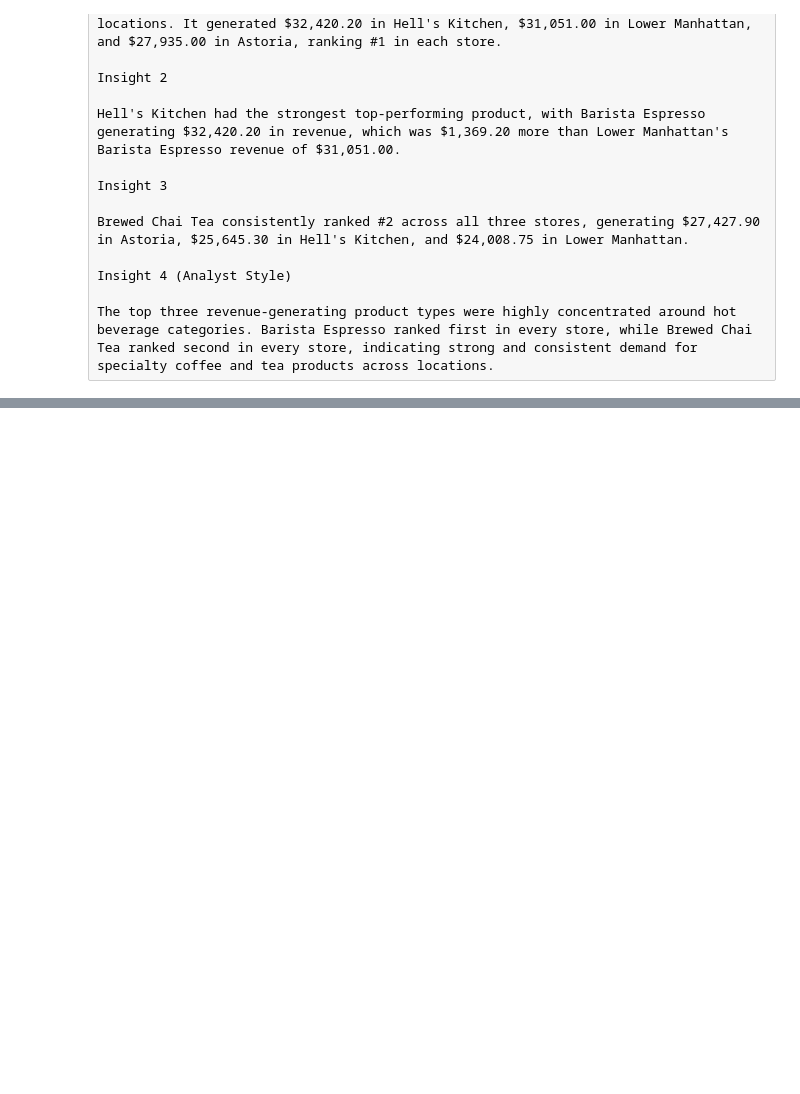
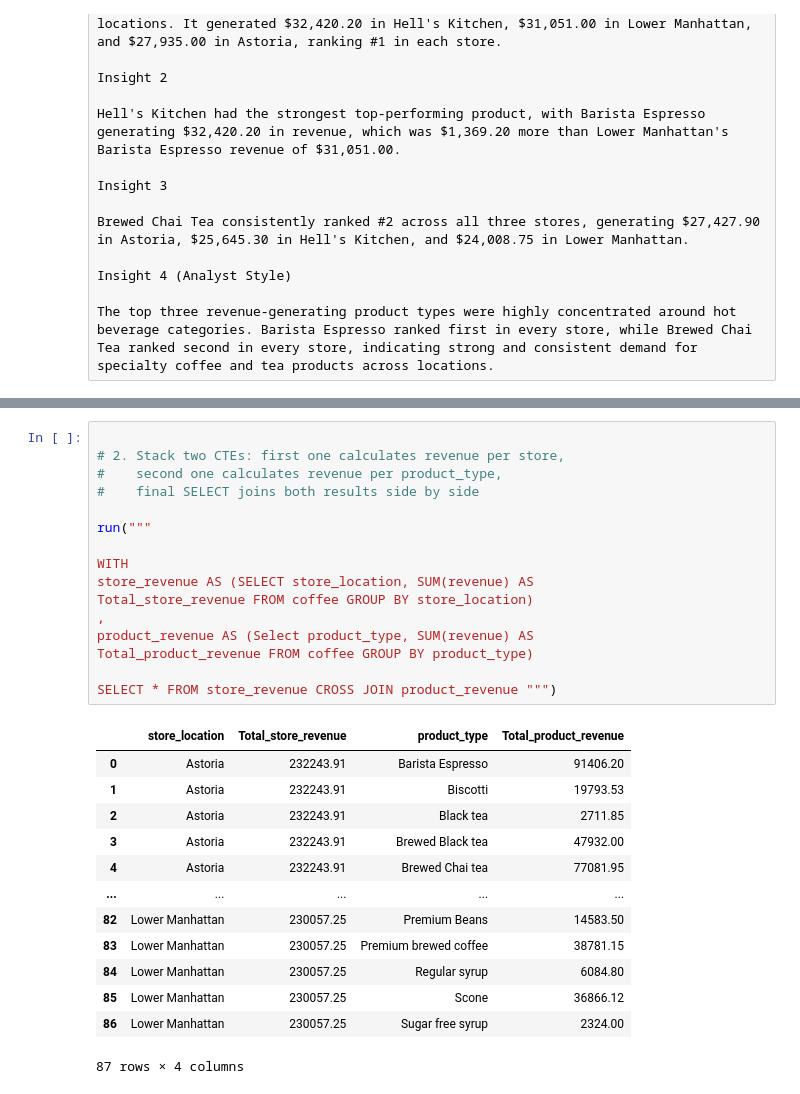
Before and after one commit to fairozkhanofficial/SQL-practice, a Jupyter notebook: SQL_Practice.ipynb, the cells around one changed output, grey strips where cells are left out. Drawn from its saved outputs; the diff is of its cells as text; blank space fills up the shorter version.

```diff
--- a/SQL_Practice.ipynb
+++ b/SQL_Practice.ipynb
@@ -120,0 +159,30 @@ The top three revenue-generating product types were highly concentrated around h
+# %%
+
+# 2. Stack two CTEs: first one calculates revenue per store,
+#    second one calculates revenue per product_type,
+#    final SELECT joins both results side by side
+
+run("""
+
+WITH
+store_revenue AS (SELECT store_location, SUM(revenue) AS
+Total_store_revenue FROM coffee GROUP BY store_location)
+,
+product_revenue AS (Select product_type, SUM(revenue) AS
+Total_product_revenue FROM coffee GROUP BY product_type)
+
+SELECT * FROM store_revenue CROSS JOIN product_revenue """)
+# %% [output]
+|  | store_location | Total_store_revenue | product_type | Total_product_revenue |
+| 0 | Astoria | 232243.91 | Barista Espresso | 91406.20 |
+| 1 | Astoria | 232243.91 | Biscotti | 19793.53 |
+| 2 | Astoria | 232243.91 | Black tea | 2711.85 |
+| 3 | Astoria | 232243.91 | Brewed Black tea | 47932.00 |
+| 4 | Astoria | 232243.91 | Brewed Chai tea | 77081.95 |
+| ... | ... | ... | ... | ... |
+| 82 | Lower Manhattan | 230057.25 | Premium Beans | 14583.50 |
+| 83 | Lower Manhattan | 230057.25 | Premium brewed coffee | 38781.15 |
+| 84 | Lower Manhattan | 230057.25 | Regular syrup | 6084.80 |
+| 85 | Lower Manhattan | 230057.25 | Scone | 36866.12 |
+| 86 | Lower Manhattan | 230057.25 | Sugar free syrup | 2324.00 |
+87 rows × 4 columns
```
Also changed, not shown: parts of 5 cells of this notebook.
